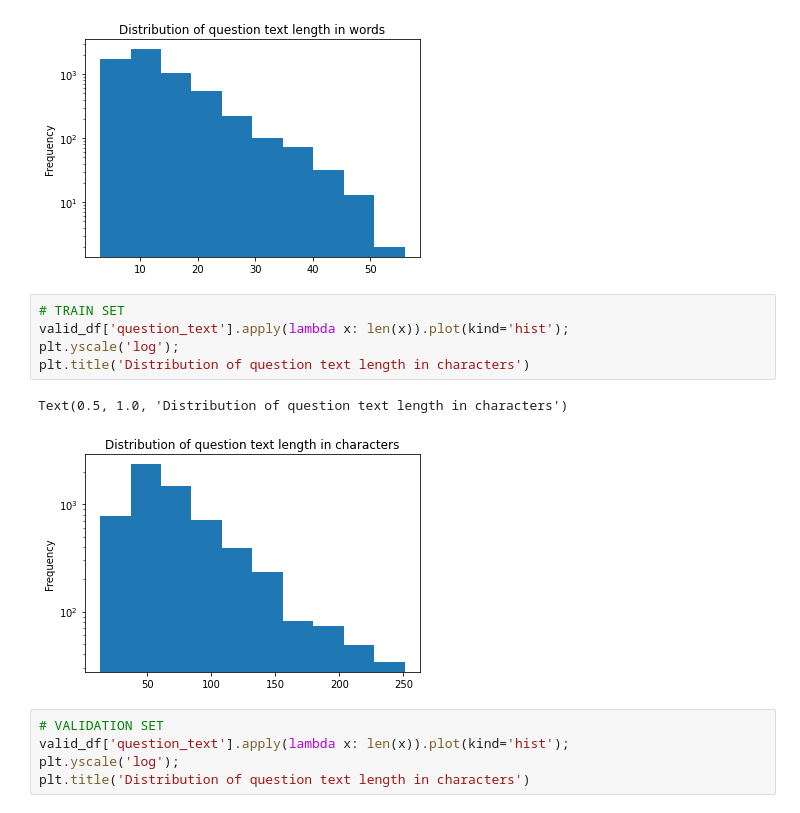
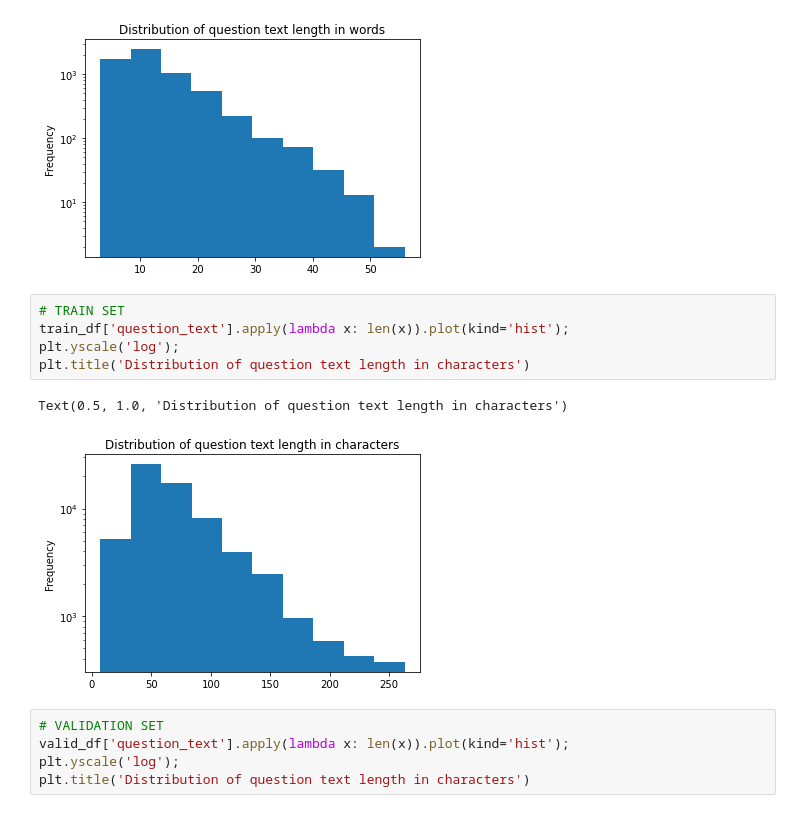
Before and after one commit to au1206/Fine_Tuning_BERT, a Jupyter notebook: Fine_Tune_BERT_for_Text_Classification_with_TensorFlow.ipynb, the cells around one changed output. Cells and saved outputs as stored; diff of their text form.

```diff
--- a/Fine_Tune_BERT_for_Text_Classification_with_TensorFlow.ipynb
+++ b/Fine_Tune_BERT_for_Text_Classification_with_TensorFlow.ipynb
@@ -179,12 +212,12 @@ Text(0.5, 1.0, 'Distribution of question text length in words')
 [figure]
 # %%
 # TRAIN SET
-valid_df['question_text'].apply(lambda x: len(x)).plot(kind='hist');
+train_df['question_text'].apply(lambda x: len(x)).plot(kind='hist');
 plt.yscale('log');
 plt.title('Distribution of question text length in characters')
 # %% [output]
 Text(0.5, 1.0, 'Distribution of question text length in characters')
-[figure, old version]
+[figure, new version]
 # %%
 # VALIDATION SET
 valid_df['question_text'].apply(lambda x: len(x)).plot(kind='hist');
```
Also changed, not shown: parts of 8 cells of this notebook.
